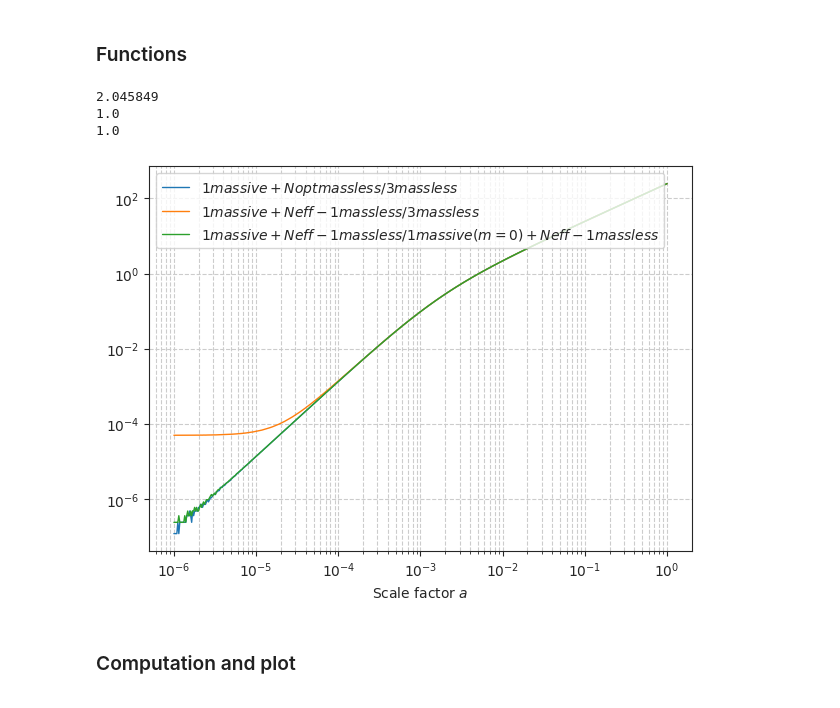
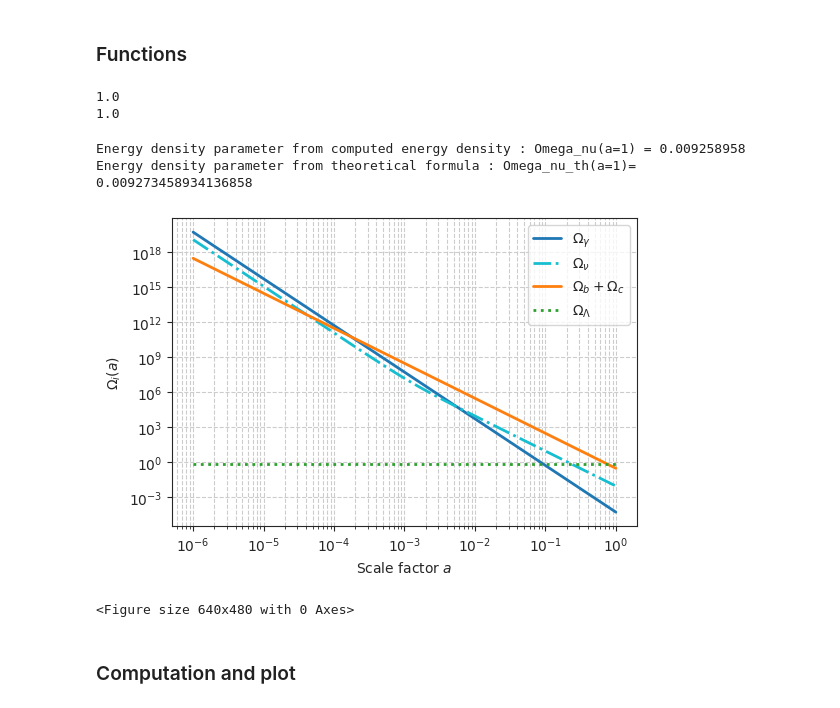
Before and after one commit to Xantyos13/DISCO-DJ, a Jupyter notebook: Neutrinos/Neutrinos_impact_on_growth.ipynb, the cells around one changed output. Drawn from its saved outputs; the diff is of its cells as text; code cells hidden in the pictures.

```diff
--- a/Neutrinos/Neutrinos_impact_on_growth.ipynb
+++ b/Neutrinos/Neutrinos_impact_on_growth.ipynb
@@ -349,7 +321,7 @@ Omega_nu0_massless = Omega_gamma_0 * Neff * (7/8) * (4/11)**(4/3)
 Omega_nu0_rel = Omega_gamma_0 * N_nu_rel * (7/8) * (4/11)**(4/3)
 # Above i should use the variable N_nu_rel_th = (Neff - N_massive_nu) instead of N_nu_rel, however with this value the plot of H_{nu}/H -1 doesn't look good at small a
 # So i compute withe the print below, what should be the value of N_nu_rel by solving the equaion : lim(a->0) [ Omega(of the 2 massless relativistic nu) + Omega(of the massive nu)a**(-4)] = Omega(of ma)
-print((Omega_nu0_massless - Omega_nu1)/((7/8)*(4/11)**(4/3)*Omega_gamma_0)) # Computation of the exact value of Nrel ton ensure egality of model at small a
+#print((Omega_nu0_massless - Omega_nu1)/((7/8)*(4/11)**(4/3)*Omega_gamma_0)) # Computation of the exact value of Nrel ton ensure egality of model at small a
 
 #Inital Dark energy density parameter with massless/massive neutrinos
 Omega_de0 = Omega_de(Omega_c , Omega_b ,Omega_k, Omega_nu0_massless,Omega_gamma_0)
@@ -367,24 +339,77 @@ def Hubble_const_wnu (Omega_c , Omega_b ,Omega_k, a) :
     """Compute the Hubble parameter with massive neutrinos"""
     return H0 * jnp.sqrt( ((Omega_gamma_0+Omega_nu0_rel) *a**(-4) + (Omega_b + Omega_c) *a**(-3) + Omega_k *a**(-2) + Omega_de_of_a(Omega_de0_wnu, w0 ,wa, a) + Omega_nu(a)) )
 # %% [output]
-2.045849
 1.0
 1.0
+# %%
+#Omega comparaisom sim / theory
+Omega_nu0 = Omega_nu(1)
+Omega_nu1 = Omega_nu_array[0]/a[0]**(-4)
+#print("Omega_nu(a=0) =",Omega_nu1 )
+print("Energy density parameter from computed energy density : Omega_nu(a=1) =", Omega_nu(1))
+print("Energy density parameter from theoretical formula : Omega_nu_th(a=1)= ", smnu / 94 / h**2)
+
+
+#Plot
+plt.figure(figsize=(6,4))
+plt.loglog(
+    a, Omega_gamma_0 * a**-4,
+    color='#1f77b4',
+    lw=2,
+    ls='-',
+    label=r'$\Omega_\gamma$'
+)
+plt.loglog(
+    a, Omega_nu_array,
+    color='#17becf',
+    lw=2,
+    ls='-.',
+    label=r'$\Omega_\nu$'
+)
+plt.loglog(
+    a, (Omega_b + Omega_c) * a**-3,
+    color='#ff7f0e',
+    lw=2,
+    ls='-',
+    label=r'$\Omega_b+\Omega_c$'
+)
+plt.loglog(
+    a,
+    Omega_de_of_a(Omega_de0_wnu, w0, wa, a),
+    color='#2ca02c',
+    lw=2,
+    ls=':',
+    label=r'$\Omega_\Lambda$'
+)
+#plt.loglog(a[:100], Omega_a4[:100], 'r--', lw=2, label=r'$a^{-4}$ (radiation)')
+#plt.loglog(a[400:], Omega_a3[400:], 'y--', lw=2, label=r'$a^{-3}$ (matter)')
+#plt.axvline(a[jnp.argmin(jnp.abs(Omega_nu_array-Omega_a3))], color='grey', linestyle=':', lw=2, label='transition')
+plt.xlabel('Scale factor $a$')
+plt.ylabel(r'$\Omega_i(a)$')
+plt.grid(True, which='both', ls='--')
+plt.legend()
+#plt.title('Neutrino density parameter vs scale factor')
+plt.show()
+#plt.savefig('omega.pgf')
+# %% [output]
+Energy density parameter from computed energy density : Omega_nu(a=1) = 0.009258958
+Energy density parameter from theoretical formula : Omega_nu_th(a=1)=  0.009273458934136858
+[figure, added]
+<Figure size 640x480 with 0 Axes>
 # %%
 #Test of numerical precision
 
 plt.figure(figsize=(7.0, 5.0))
-plt.loglog(a,  (Omega_nu(a)+Omega_nu0_rel*a**(-4))/(Omega_nu0_massless*a**-4) -1 , label=r'$1 massive + Nopt massless /  3 massless$',lw=1)
-plt.loglog(a,  (Omega_nu(a)+Omega_nu_rel(3.046,1)*a**(-4)) / (Omega_nu0_massless*a**-4) -1,label=r'$1 massive + Neff-1 massless /  3 massless$',lw=1)
-plt.loglog(a,  (Omega_nu(a)+Omega_nu_rel(3.046,1)*a**(-4)) / (Onu(a,0)+Omega_nu_rel(3.046,1)*a**(-4)) -1,label=r'$1 massive + Neff-1 massless /  1 massive(m=0) + Neff-1 massless$',lw=1)
+plt.loglog(a,  (Omega_nu(a)+Omega_nu_rel(3.046,1)*a**(-4)) / (Omega_nu0_massless*a**-4) -1,label=r'$\Omega_{\nu}(a,m_{\nu}) +\Omega_{\nu 0}^{massless}(N_{eff}-1)/  \Omega_{\nu 0}^{massless}(N_{eff}=3.046)$',lw=2)
+plt.loglog(a,  (Omega_nu(a)+Omega_nu0_rel*a**(-4))/(Omega_nu0_massless*a**-4) -1 , label=r'$\Omega_{\nu}(a,m_{\nu}) +\Omega_{\nu 0}^{massless}(N_{opt})/  \Omega_{\nu 0}^{massless}(N_{eff}=3.046)$',lw=2)
+plt.loglog(a,  (Omega_nu(a)+Omega_nu_rel(3.046,1)*a**(-4)) / (Onu(a,0)+Omega_nu_rel(3.046,1)*a**(-4)) -1,label=r'$\Omega_{\nu}(a,m_{\nu}) +\Omega_{\nu 0}^{massless}(N_{eff}-1) / \Omega_{\nu 0}^{massless}(N_{eff}-1)+\Omega_{\nu}(a,m_{\nu}=0)$',lw=2)
 #plt.loglog(a,   1-(Omega_nu0_massless*a**-4) / (Onu(a,0)+Omega_nu_rel(3.046,1)*a**(-4)) ,label=r'$massless$',lw=1)
 #plt.loglog(a,   1-(Omega_nu(a)+Omega_nu0_rel*a**(-4)) / (Omega_nu(a)+Omega_nu_rel(3.046,1)*a**(-4))  ,label=r'$massive $',lw=1)
 plt.xlabel(r'Scale factor $a$')
 plt.grid(True, which='both', ls='--')
 plt.legend(loc="upper left")
 plt.show()
+plt.savefig('H_acc.pgf')
-# %% [output]
-[figure, removed]
 # %% [markdown]
 ### Computation and plot
 # %%
```
Also changed, not shown: parts of 6 cells of this notebook, 18 other files.
